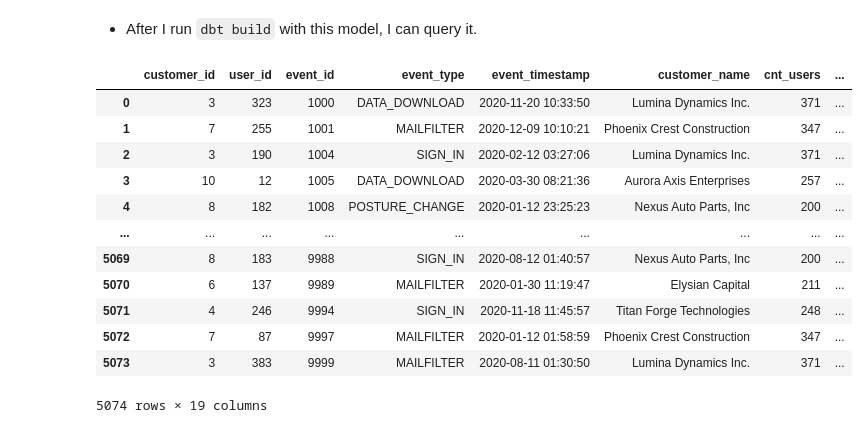
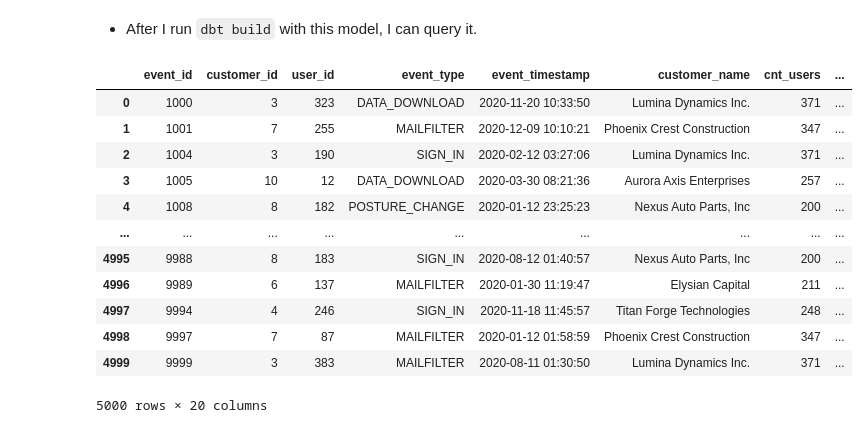
Before and after one commit to danbratton/abnormal_exercise, a Jupyter notebook: Abnormal.ipynb, the cells around one changed output. Drawn from its saved outputs; the diff is of its cells as text; code cells hidden in the pictures.

```diff
--- a/Abnormal.ipynb
+++ b/Abnormal.ipynb
@@ -532,20 +634,23 @@ where reported_event_id not in (select distinct event_id from {{ ref('user_event
 * After I run `dbt build` with this model, I can query it.
 # %%
 sql = """
-select * from abnormal
+SELECT
+    *
+FROM
+    abnormal
 """
 run_select(sql)
 # %% [output]
-|  | customer_id | user_id | event_id | event_type | event_timestamp | customer_name | cnt_users | ... |
-| 0 | 3 | 323 | 1000 | DATA_DOWNLOAD | 2020-11-20 10:33:50 | Lumina Dynamics Inc. | 371 | ... |
-| 1 | 7 | 255 | 1001 | MAILFILTER | 2020-12-09 10:10:21 | Phoenix Crest Construction | 347 | ... |
-| 2 | 3 | 190 | 1004 | SIGN_IN | 2020-02-12 03:27:06 | Lumina Dynamics Inc. | 371 | ... |
-| 3 | 10 | 12 | 1005 | DATA_DOWNLOAD | 2020-03-30 08:21:36 | Aurora Axis Enterprises | 257 | ... |
-| 4 | 8 | 182 | 1008 | POSTURE_CHANGE | 2020-01-12 23:25:23 | Nexus Auto Parts, Inc | 200 | ... |
+|  | event_id | customer_id | user_id | event_type | event_timestamp | customer_name | cnt_users | ... |
+| 0 | 1000 | 3 | 323 | DATA_DOWNLOAD | 2020-11-20 10:33:50 | Lumina Dynamics Inc. | 371 | ... |
+| 1 | 1001 | 7 | 255 | MAILFILTER | 2020-12-09 10:10:21 | Phoenix Crest Construction | 347 | ... |
+| 2 | 1004 | 3 | 190 | SIGN_IN | 2020-02-12 03:27:06 | Lumina Dynamics Inc. | 371 | ... |
+| 3 | 1005 | 10 | 12 | DATA_DOWNLOAD | 2020-03-30 08:21:36 | Aurora Axis Enterprises | 257 | ... |
+| 4 | 1008 | 8 | 182 | POSTURE_CHANGE | 2020-01-12 23:25:23 | Nexus Auto Parts, Inc | 200 | ... |
 | ... | ... | ... | ... | ... | ... | ... | ... | ... |
-| 5069 | 8 | 183 | 9988 | SIGN_IN | 2020-08-12 01:40:57 | Nexus Auto Parts, Inc | 200 | ... |
-| 5070 | 6 | 137 | 9989 | MAILFILTER | 2020-01-30 11:19:47 | Elysian Capital | 211 | ... |
-| 5071 | 4 | 246 | 9994 | SIGN_IN | 2020-11-18 11:45:57 | Titan Forge Technologies | 248 | ... |
-| 5072 | 7 | 87 | 9997 | MAILFILTER | 2020-01-12 01:58:59 | Phoenix Crest Construction | 347 | ... |
-| 5073 | 3 | 383 | 9999 | MAILFILTER | 2020-08-11 01:30:50 | Lumina Dynamics Inc. | 371 | ... |
+| 4995 | 9988 | 8 | 183 | SIGN_IN | 2020-08-12 01:40:57 | Nexus Auto Parts, Inc | 200 | ... |
+| 4996 | 9989 | 6 | 137 | MAILFILTER | 2020-01-30 11:19:47 | Elysian Capital | 211 | ... |
+| 4997 | 9994 | 4 | 246 | SIGN_IN | 2020-11-18 11:45:57 | Titan Forge Technologies | 248 | ... |
+| 4998 | 9997 | 7 | 87 | MAILFILTER | 2020-01-12 01:58:59 | Phoenix Crest Construction | 347 | ... |
+| 4999 | 9999 | 3 | 383 | MAILFILTER | 2020-08-11 01:30:50 | Lumina Dynamics Inc. | 371 | ... |
-5074 rows × 19 columns
+5000 rows × 20 columns
```
Also changed, not shown: parts of 25 cells of this notebook, 2 other files.
